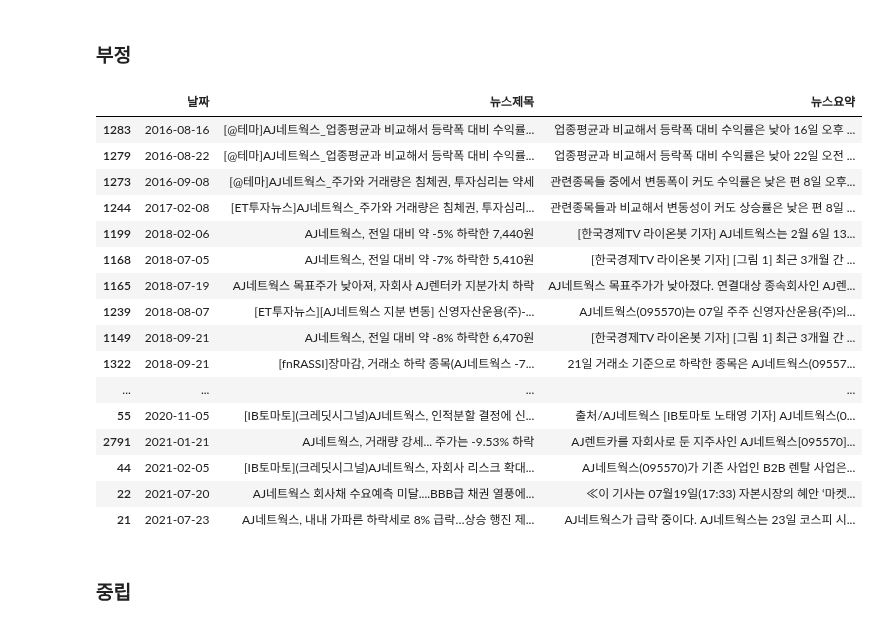
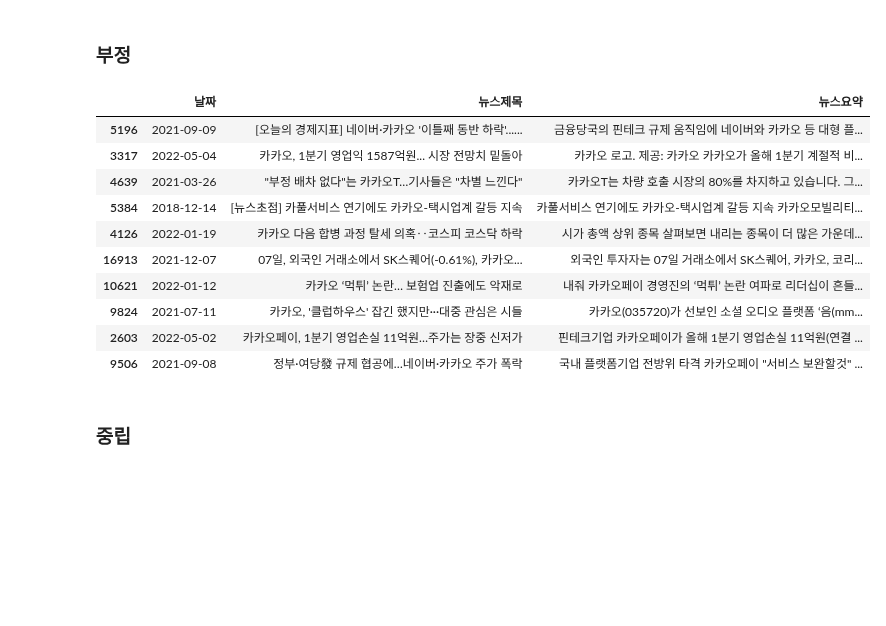
Before and after one commit to 21ckwj/fintech, a Jupyter notebook: 프로젝트6/BERT_finance감성점수모델.ipynb, the cells around one changed output. Drawn from its saved outputs; the diff is of its cells as text; code cells hidden in the pictures; blank space fills up the shorter version.

```diff
--- a/프로젝트6/BERT_finance감성점수모델.ipynb
+++ b/프로젝트6/BERT_finance감성점수모델.ipynb
@@ -17,6 +17,8 @@ from sklearn.model_selection import train_test_split
 from sklearn.metrics import accuracy_score, f1_score, precision_score, recall_score, \
                             roc_auc_score, confusion_matrix, classification_report, \
                             matthews_corrcoef, cohen_kappa_score, log_loss
+# %%
+pd.set_option('display.max_colwidth',70)
 # %%
 # urllib.request.urlretrieve("https://raw.githubusercontent.com/ukairia777/finance_sentiment_corpus/main/finance_data.csv", filename="./data/finance_data.csv")
 # %%
@@ -64,4 +66,6 @@ data.sample(30)
 # %%
+data = pd.read_csv('./data/finance_data.csv')
+print('총 샘플의 수 :',len(data))
 data = data.drop(columns=['sentence'])
 data.head()
 # %% [output]
@@ -355,36 +360,36 @@ Some weights of the PyTorch model were not used when initializing the TF 2.0 mod
 Some weights or buffers of the TF 2.0 model TFBertForSequenceClassification were not initialized from the PyTorch model and are newly initialized: ['classifier.weight', 'classifier.bias']
 You should probably TRAIN this model on a down-stream task to be able to use it for predictions and inference.
 # %%
-MAX_SEQ_LEN = 64
+MAX_SEQ_LEN = 128
 def text_data(X_data):
     # BERT 입력으로 들어가는 token, mask, segment, target 저장용 리스트
-    tokens, masks, segments, targets = [], [], [], []
+    input_ids, attention_masks, token_type_ids, targets = [], [], [], []
 
     for X in tqdm(X_data):
-        # token: 입력 문장 토큰화
-        token = tokenizer.encode(X, truncation = True, padding = 'max_length', max_length = MAX_SEQ_LEN)
+        # input_id: 워드 임베딩을 위한 문장의 정수 인코딩
+        input_id = tokenizer.encode(X, truncation = True, padding = 'max_length', max_length = MAX_SEQ_LEN)
 
-        # Mask: 토큰화한 문장 내 패딩이 아닌 경우 1, 패딩인 경우 0으로 초기화
+        # attention_mask: 실제 단어가 위치하면 1, 패딩의 위치에는 0인 시퀀스
         num_zeros = token.count(0)
-        mask = [1] * (MAX_SEQ_LEN - num_zeros) + [0] * num_zeros
+        attention_masks = [1] * (MAX_SEQ_LEN - num_zeros) + [0] * num_zeros
 
-        # segment: 문장 전후관계 구분: 오직 한 문장이므로 모두 0으로 초기화
-        segment = [0]*MAX_SEQ_LEN
+        # token_type_id: segment인코딩(오직 한 문장이므로 모두 0으로 초기화)
+        token_type_id = [0]*MAX_SEQ_LEN
 
-        tokens.append(token)
+        input_ids.append(token)
         masks.append(mask)
-        segments.append(segment)
+        segments.append(token_type_id)
 
 
     # numpy array로 저장
-    tokens = np.array(tokens)
-    masks = np.array(masks)
+    input_ids = np.array(input_id)
+    attention_masks = np.array(attention_mask)
     segments = np.array(segments)
 
 
-    return [tokens, masks, segments]
+    return [input_ids, attention_masks, token_type_ids]
 # %%
-df_n = pd.read_csv('./data/개별기업뉴스_전처리/AJ네트웍스.csv',index_col=0)
+df_n = pd.read_csv('./data/개별기업뉴스_전처리/카카오.csv',index_col=0)
 df_n.head()
 # %% [output]
 |  | 날짜 | 뉴스제목 | 뉴스요약 |
@@ -496,25 +479,19 @@ df_n.iloc[pos_idx].sort_values(by='날짜',ascending=False)
 # %% [markdown]
 ### 부정
 # %%
-df_n.iloc[neg_idx]
+df_n.iloc[neg_idx].sample(10)
 # %% [output]
 |  | 날짜 | 뉴스제목 | 뉴스요약 |
-| 1283 | 2016-08-16 | [@테마]AJ네트웍스_업종평균과 비교해서 등락폭 대비 수익률... | 업종평균과 비교해서 등락폭 대비 수익률은 낮아 16일 오후 ... |
-| 1279 | 2016-08-22 | [@테마]AJ네트웍스_업종평균과 비교해서 등락폭 대비 수익률... | 업종평균과 비교해서 등락폭 대비 수익률은 낮아 22일 오전 ... |
-| 1273 | 2016-09-08 | [@테마]AJ네트웍스_주가와 거래량은 침체권, 투자심리는 약세 | 관련종목들 중에서 변동폭이 커도 수익률은 낮은 편 8일 오후... |
-| 1244 | 2017-02-08 | [ET투자뉴스]AJ네트웍스_주가와 거래량은 침체권, 투자심리... | 관련종목들과 비교해서 변동성이 커도 상승률은 낮은 편 8일 ... |
-| 1199 | 2018-02-06 | AJ네트웍스, 전일 대비 약 -5% 하락한 7,440원 | [한국경제TV 라이온봇 기자] AJ네트웍스는 2월 6일 13... |
-| 1168 | 2018-07-05 | AJ네트웍스, 전일 대비 약 -7% 하락한 5,410원 | [한국경제TV 라이온봇 기자] [그림 1] 최근 3개월 간 ... |
-| 1165 | 2018-07-19 | AJ네트웍스 목표주가 낮아져, 자회사 AJ렌터카 지분가치 하락 | AJ네트웍스 목표주가가 낮아졌다. 연결대상 종속회사인 AJ렌... |
-| 1239 | 2018-08-07 | [ET투자뉴스][AJ네트웍스 지분 변동] 신영자산운용(주)-... | AJ네트웍스(095570)는 07일 주주 신영자산운용(주)의... |
-| 1149 | 2018-09-21 | AJ네트웍스, 전일 대비 약 -8% 하락한 6,470원 | [한국경제TV 라이온봇 기자] [그림 1] 최근 3개월 간 ... |
-| 1322 | 2018-09-21 | [fnRASSI]장마감, 거래소 하락 종목(AJ네트웍스 -7... | 21일 거래소 기준으로 하락한 종목은 AJ네트웍스(09557... |
-| ... | ... | ... | ... |
-| 55 | 2020-11-05 | [IB토마토](크레딧시그널)AJ네트웍스, 인적분할 결정에 신... | 출처/AJ네트웍스 [IB토마토 노태영 기자] AJ네트웍스(0... |
-| 2791 | 2021-01-21 | AJ네트웍스, 거래량 강세... 주가는 -9.53% 하락 | AJ렌트카를 자회사로 둔 지주사인 AJ네트웍스[095570]... |
-| 44 | 2021-02-05 | [IB토마토](크레딧시그널)AJ네트웍스, 자회사 리스크 확대... | AJ네트웍스(095570)가 기존 사업인 B2B 렌탈 사업은... |
-| 22 | 2021-07-20 | AJ네트웍스 회사채 수요예측 미달....BBB급 채권 열풍에... | ≪이 기사는 07월19일(17:33) 자본시장의 혜안 ‘마켓... |
-| 21 | 2021-07-23 | AJ네트웍스, 내내 가파른 하락세로 8% 급락…상승 행진 제... | AJ네트웍스가 급락 중이다. AJ네트웍스는 23일 코스피 시... |
+| 5196 | 2021-09-09 | [오늘의 경제지표] 네이버·카카오 '이틀째 동반 하락'...... | 금융당국의 핀테크 규제 움직임에 네이버와 카카오 등 대형 플... |
+| 3317 | 2022-05-04 | 카카오, 1분기 영업익 1587억원... 시장 전망치 밑돌아 | 카카오 로고. 제공: 카카오 카카오가 올해 1분기 계절적 비... |
+| 4639 | 2021-03-26 | "부정 배차 없다"는 카카오T…기사들은 "차별 느낀다" | 카카오T는 차량 호출 시장의 80%를 차지하고 있습니다. 그... |
+| 5384 | 2018-12-14 | [뉴스초점] 카풀서비스 연기에도 카카오-택시업계 갈등 지속 | 카풀서비스 연기에도 카카오-택시업계 갈등 지속 카카오모빌리티... |
+| 4126 | 2022-01-19 | 카카오 다음 합병 과정 탈세 의혹‥코스피 코스닥 하락 | 시가 총액 상위 종목 살펴보면 내리는 종목이 더 많은 가운데... |
+| 16913 | 2021-12-07 | 07일, 외국인 거래소에서 SK스퀘어(-0.61%), 카카오... | 외국인 투자자는 07일 거래소에서 SK스퀘어, 카카오, 코리... |
+| 10621 | 2022-01-12 | 카카오 ‘먹튀’ 논란… 보험업 진출에도 악재로 | 내줘 카카오페이 경영진의 ‘먹튀’ 논란 여파로 리더십이 흔들... |
+| 9824 | 2021-07-11 | 카카오, '클럽하우스' 잡긴 했지만···대중 관심은 시들 | 카카오(035720)가 선보인 소셜 오디오 플랫폼 ‘음(mm... |
+| 2603 | 2022-05-02 | 카카오페이, 1분기 영업손실 11억원…주가는 장중 신저가 | 핀테크기업 카카오페이가 올해 1분기 영업손실 11억원(연결 ... |
+| 9506 | 2021-09-08 | 정부·여당發 규제 협공에…네이버·카카오 주가 폭락 | 국내 플랫폼기업 전방위 타격 카카오페이 "서비스 보완할것" ... |
 # %% [markdown]
 ### 중립
 # %%
```
Also changed, not shown: parts of 27 cells of this notebook, 29 other files.
